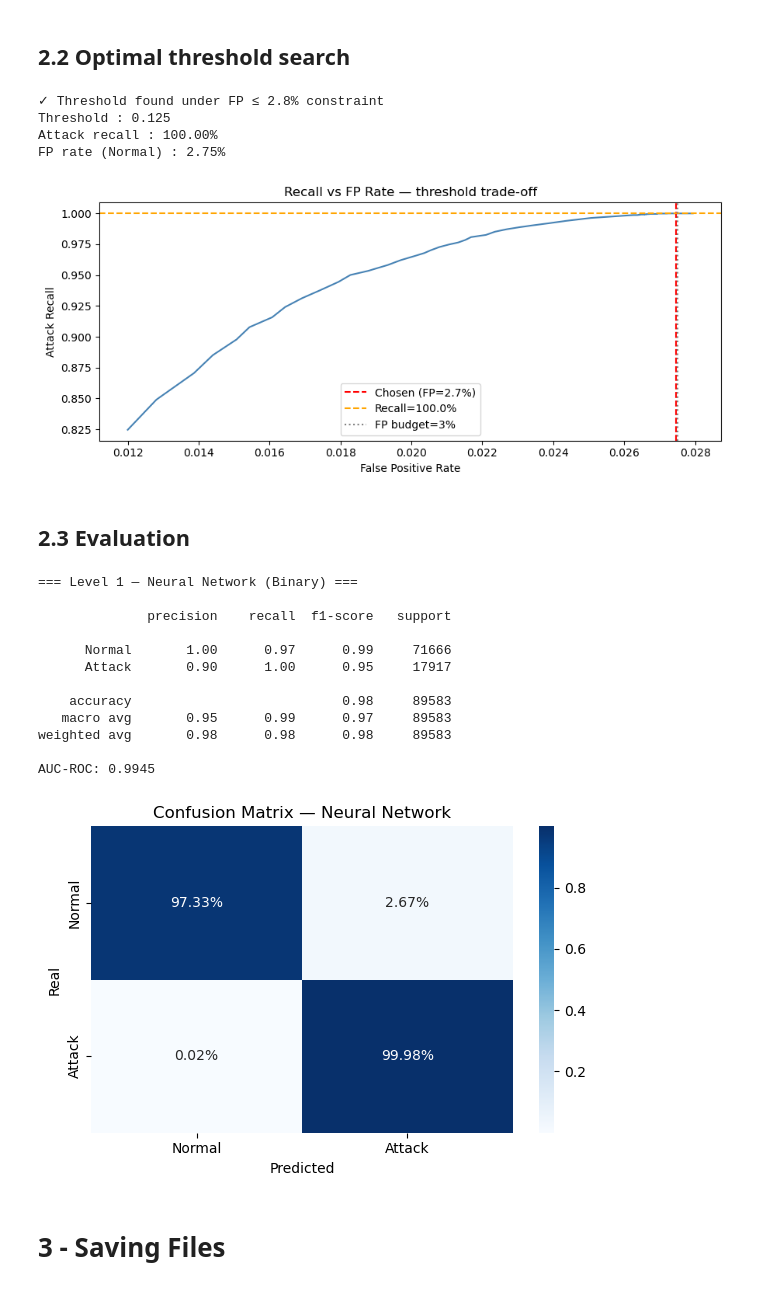
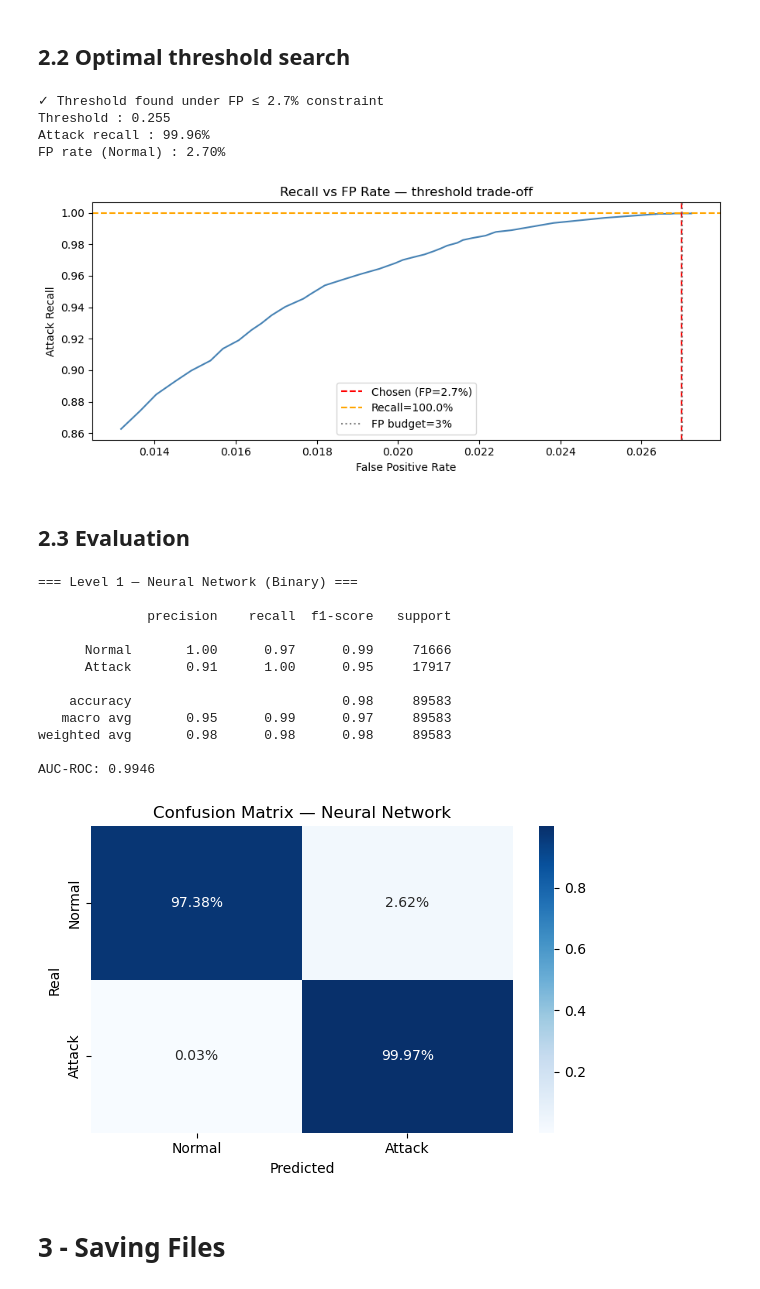
Before and after one commit to AntonioClavel/ai_attack_detection_firewall, a Jupyter notebook: PreprocessingAndTraining.ipynb, the cells around one changed output. Cells and saved outputs as stored; diff of their text form; code cells hidden in the pictures.

```diff
--- a/PreprocessingAndTraining.ipynb
+++ b/PreprocessingAndTraining.ipynb
@@ -198,7 +200,7 @@ Epoch 12/50
 # %%
 # In this case, we need to focus on optimizing the recall (because that helps minimizing the Attacks that get detected as Normal)
 # But, we also need to keep false positives (FP) as low as possible
-MAX_FP_RATE = 0.0275   # 0.0275 = 2.75%
+MAX_FP_RATE = 0.027   # 0.027 = 2.7%
 
 val_probs = nn_model.predict(X_val_s, verbose=0).flatten()
 thresholds = np.arange(0.05, 0.95, 0.005)
@@ -216,38 +218,38 @@ if valid.any():
     best_threshold = thresholds[best_idx]
     best_recall = recalls[best_idx]
     best_fp_rate = fp_rates[best_idx]
     print(f"✓ Threshold found under FP ≤ {MAX_FP_RATE*100:.1f}% constraint")
 else:
     # Fallback: minimize FP while maximizing recall (weighted trade-off)
     score = recalls - 3.0 * fp_rates   # ← penalizes FP 3× more than the recall gained
     best_idx = np.argmax(score)
     best_threshold = thresholds[best_idx]
     best_recall = recalls[best_idx]
     best_fp_rate = fp_rates[best_idx]
     print(f"⚠ No threshold meets FP ≤ {MAX_FP_RATE*100:.1f}%, using best trade-off")
 
 print(f"Threshold : {best_threshold:.3f}")
 print(f"Attack recall : {best_recall*100:.2f}%")
 print(f"FP rate (Normal) : {best_fp_rate*100:.2f}%")
 
 # Recall vs FP trade-off curve
 plt.figure(figsize=(9, 4))
 plt.plot(fp_rates, recalls, lw=1.5, color='steelblue')
 plt.axvline(best_fp_rate, color='red', linestyle='--', label=f'Chosen (FP={best_fp_rate*100:.1f}%)')
 plt.axhline(best_recall, color='orange', linestyle='--', label=f'Recall={best_recall*100:.1f}%')
 plt.axvline(MAX_FP_RATE, color='gray', linestyle=':', label=f'FP budget={MAX_FP_RATE*100:.0f}%')
 plt.xlabel('False Positive Rate')
 plt.ylabel('Attack Recall')
 plt.title('Recall vs FP Rate — threshold trade-off')
 plt.legend()
 plt.tight_layout()
 plt.show()
 # %% [output]
-✓ Threshold found under FP ≤ 2.8% constraint
-Threshold : 0.125
-Attack recall : 100.00%
-FP rate (Normal) : 2.75%
+✓ Threshold found under FP ≤ 2.7% constraint
+Threshold : 0.255
+Attack recall : 99.96%
+FP rate (Normal) : 2.70%
-[figure, old version]
+[figure, new version]
 # %% [markdown]
 ## 2.3 Evaluation
 # %%
@@ -273,13 +275,13 @@ plt.show()
               precision    recall  f1-score   support
 
       Normal       1.00      0.97      0.99     71666
-      Attack       0.90      1.00      0.95     17917
+      Attack       0.91      1.00      0.95     17917
 
     accuracy                           0.98     89583
    macro avg       0.95      0.99      0.97     89583
 weighted avg       0.98      0.98      0.98     89583
 
-AUC-ROC: 0.9945
+AUC-ROC: 0.9946
 [figure]
 # %% [markdown]
 # 3 - Saving Files
```
Also changed, not shown: parts of 1 cell of this notebook, 2 other files.
